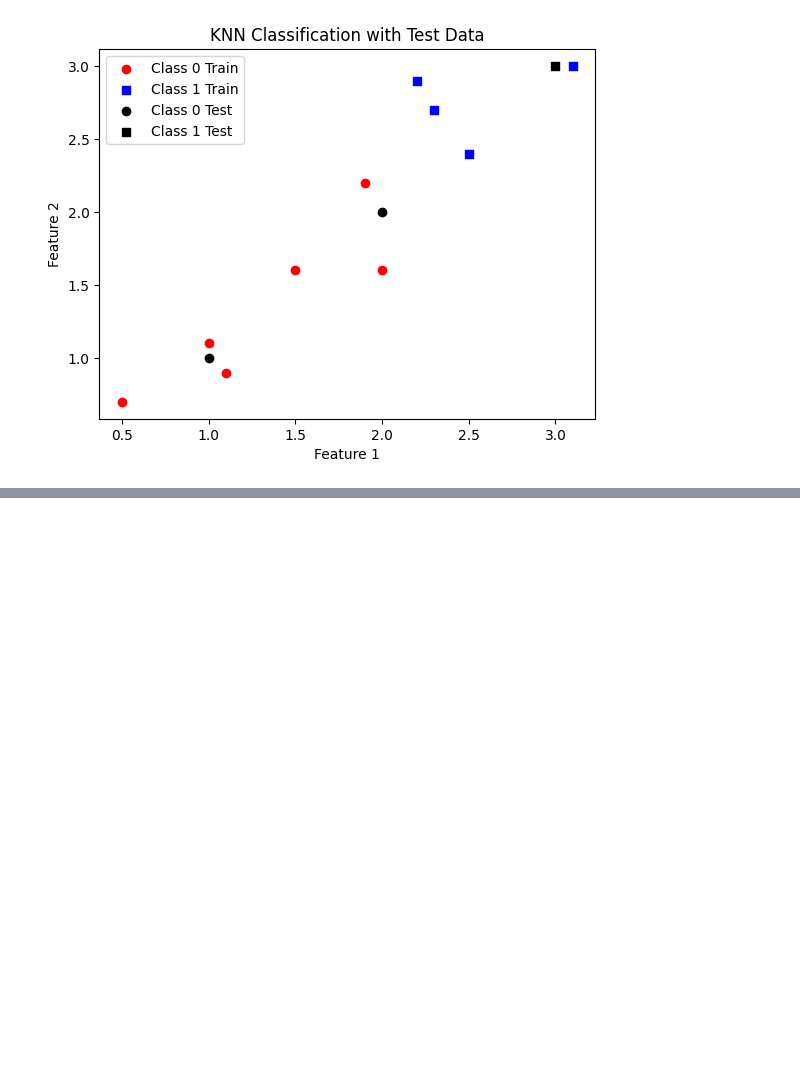
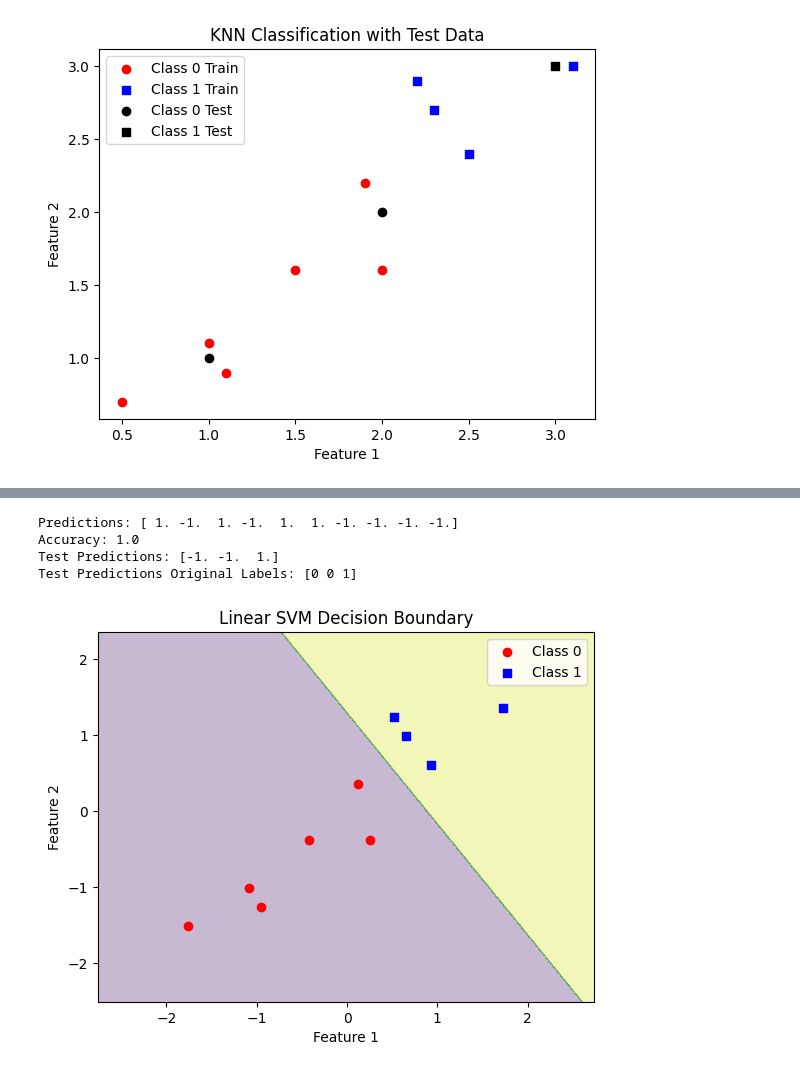
Before and after one commit to Youssef-kotb/Machine-Learning-Algorithms-from-scratch, a Jupyter notebook: Testing.ipynb, the cells around one changed output, grey strips where cells are left out. Cells and saved outputs as stored; diff of their text form; code cells hidden in the pictures; blank space fills up the shorter version.

Commit message:
Created the LinearSVM model along with HingeLoss and added StandardScaler and MinMaxScaler for preprocessing. Updated Testing.ipynb to include examples of using the LinearSVM model.

```diff
--- a/Testing.ipynb
+++ b/Testing.ipynb
@@ -270,0 +289,9 @@ Test Actual Labels: [0 0 1]
+# %%
+# optimizer
+gradient_descent_Lsvm = GradientDescent(learning_rate=0.01)
+
+# model
+linear_svm = LinearSVM(optimizer=gradient_descent_Lsvm, C = 100.0)
+# %%
+# fitting the model
+linear_svm.fit(X = X_Lsvm, y = y_Lsvm, epochs=1000)
@@ -270,0 +317,33 @@ Test Actual Labels: [0 0 1]
+# %%
+# evaluating the model
+predictions = linear_svm.predict(X_Lsvm)
+print("Predictions:", predictions)
+accuracy = np.mean(predictions == y_Lsvm)
+print("Accuracy:", accuracy)
+# evaluating on test data
+test_predictions = linear_svm.predict(X_test_scaled)
+print("Test Predictions:", test_predictions)
+# converting back to original labels 0/1
+test_predictions_original = np.where(test_predictions == -1, 0, 1)
+print("Test Predictions Original Labels:", test_predictions_original)
+# plotting decision boundary
+x_min, x_max = X_Lsvm[:, 0].min() - 1, X_Lsvm[:, 0].max() + 1
+y_min, y_max = X_Lsvm[:, 1].min() - 1, X_Lsvm[:, 1].max() + 1
+xx, yy = np.meshgrid(np.arange(x_min, x_max, 0.01),
+                         np.arange(y_min, y_max, 0.01))
+Z = linear_svm.predict(np.c_[xx.ravel(), yy.ravel()])
+Z = Z.reshape(xx.shape)
+plt.contourf(xx, yy, Z, alpha=0.3)
+plt.scatter(X_Lsvm[y_Lsvm == -1, 0], X_Lsvm[y_Lsvm == -1, 1], c='red', marker='o', label='Class 0')
+plt.scatter(X_Lsvm[y_Lsvm == 1, 0], X_Lsvm[y_Lsvm == 1, 1], c='blue', marker='s', label='Class 1')
+plt.xlabel('Feature 1')
+plt.ylabel('Feature 2')
+plt.legend()
+plt.title('Linear SVM Decision Boundary')
+plt.show()
+# %% [output]
+Predictions: [ 1. -1.  1. -1.  1.  1. -1. -1. -1. -1.]
+Accuracy: 1.0
+Test Predictions: [-1. -1.  1.]
+Test Predictions Original Labels: [0 0 1]
+[figure, added]
```
Also changed, not shown: parts of 4 cells of this notebook, 9 other files.
